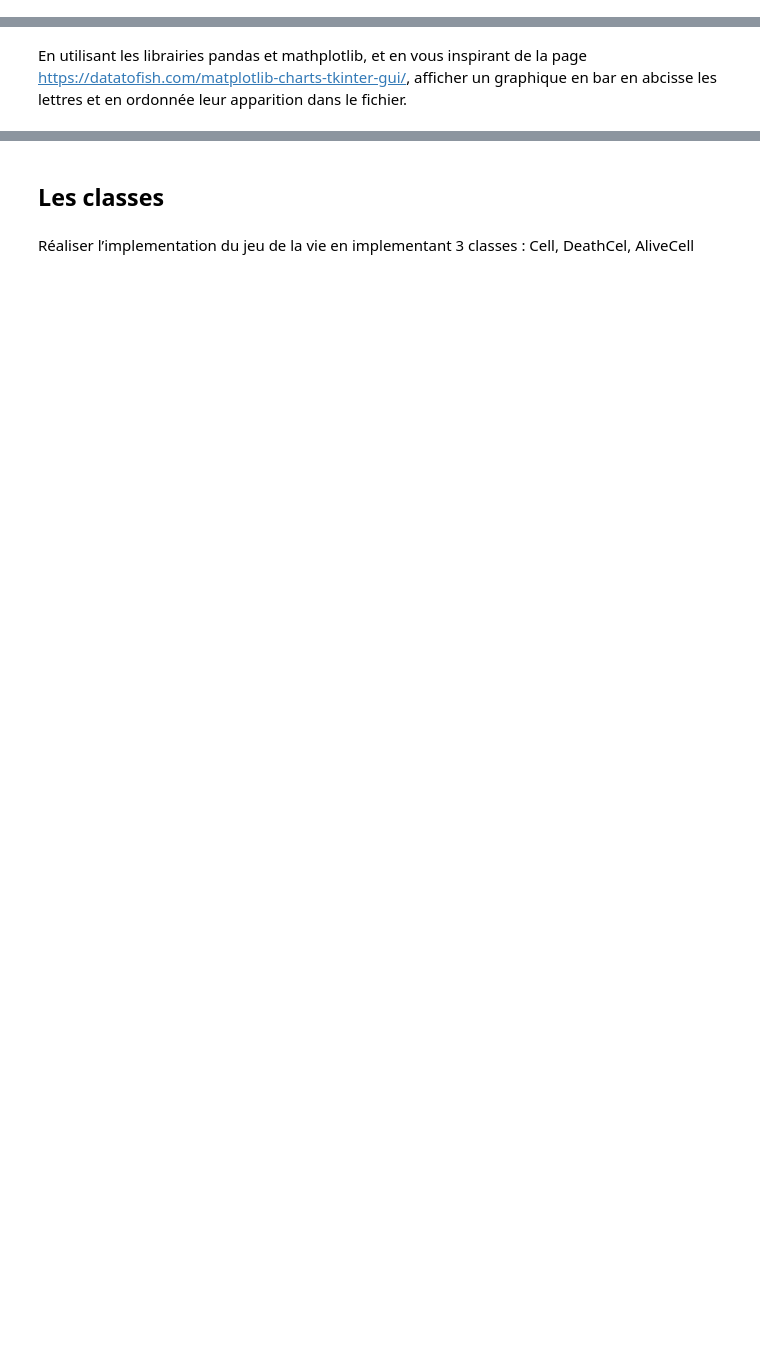
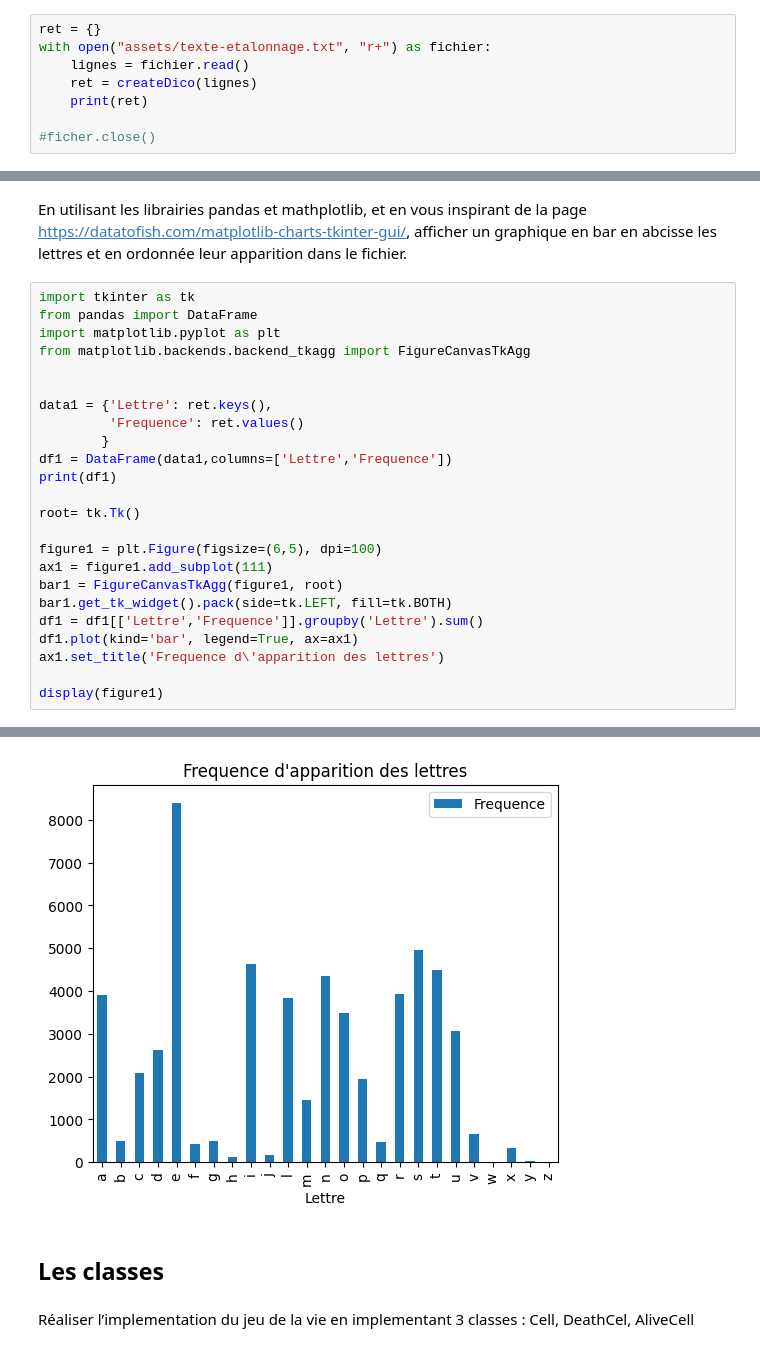
Before and after one commit to nicolas59/python-notebook, a Jupyter notebook: 01. Exercices.ipynb, the cells around one changed output, grey strips where cells are left out. Drawn from its saved outputs; the diff is of its cells as text; blank space fills up the shorter version.

```diff
--- a/01. Exercices.ipynb
+++ b/01. Exercices.ipynb
@@ -46,2 +345,10 @@ Créer un méthode prenant en paramétre une chaine de caractére et retournant
 # %% [markdown]
 En utilisant la fonction <i>open</i>, lire le fichier suivant  [Fichier](./assets/texte-etalonnage.txt) et indiquer le nombre fois qu'apparait chaque caractère de l'alphabet
+# %%
+ret = {}
+with open("assets/texte-etalonnage.txt", "r+") as fichier:
+    lignes = fichier.read()
+    ret = createDico(lignes)
+    print(ret)
+
+#ficher.close()
@@ -48,2 +357,27 @@ En utilisant la fonction <i>open</i>, lire le fichier suivant  [Fichier](./asset
 # %% [markdown]
 En utilisant les librairies pandas et mathplotlib, et en vous inspirant de la page https://datatofish.com/matplotlib-charts-tkinter-gui/, afficher un graphique en bar en abcisse les lettres et en ordonnée leur apparition dans le fichier.
+# %%
+import tkinter as tk
+from pandas import DataFrame
+import matplotlib.pyplot as plt
+from matplotlib.backends.backend_tkagg import FigureCanvasTkAgg
+
+
+data1 = {'Lettre': ret.keys(),
+         'Frequence': ret.values()
+        }
+df1 = DataFrame(data1,columns=['Lettre','Frequence'])
+print(df1)
+
+root= tk.Tk()
+
+figure1 = plt.Figure(figsize=(6,5), dpi=100)
+ax1 = figure1.add_subplot(111)
+bar1 = FigureCanvasTkAgg(figure1, root)
+bar1.get_tk_widget().pack(side=tk.LEFT, fill=tk.BOTH)
+df1 = df1[['Lettre','Frequence']].groupby('Lettre').sum()
+df1.plot(kind='bar', legend=True, ax=ax1)
+ax1.set_title('Frequence d\'apparition des lettres')
+
+display(figure1)
+# %% [output]
@@ -50,3 +401,4 @@ En utilisant les librairies pandas et mathplotlib, et en vous inspirant de la pa
+[figure, added]
 # %% [markdown]
 ## Les classes
 # %% [markdown]
```
Also changed, not shown: parts of 14 cells of this notebook, 6 other files.
